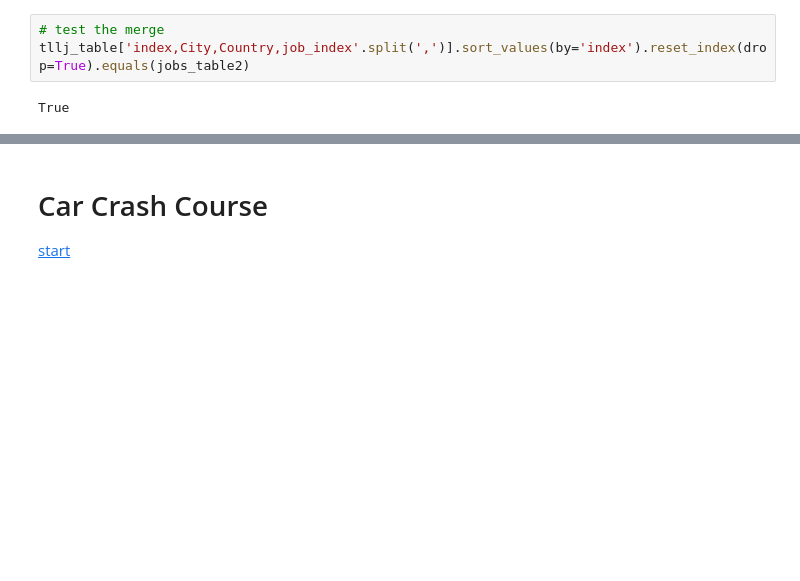
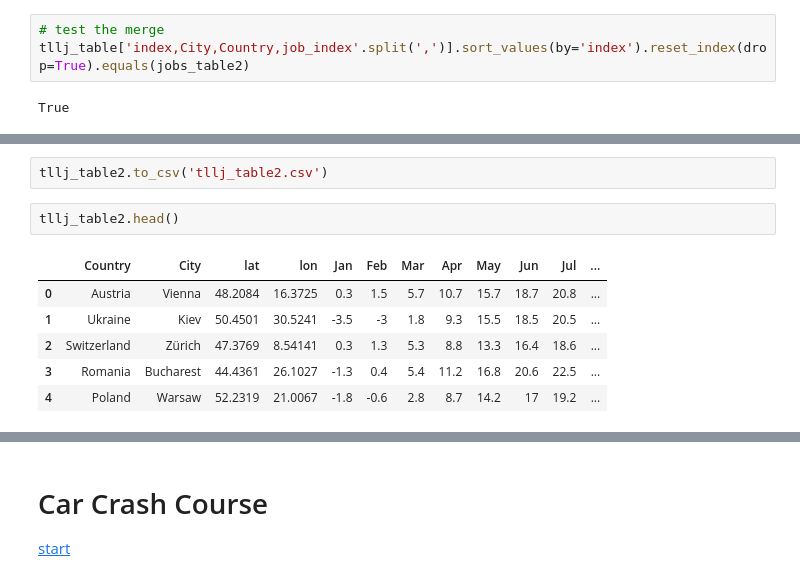
Before and after one commit to rareal/Coursera_Capstone, a Jupyter notebook: Final_project_tests.ipynb, the cells around one changed output, grey strips where cells are left out. Drawn from its saved outputs; the diff is of its cells as text; blank space fills up the shorter version.

```diff
--- a/Final_project_tests.ipynb
+++ b/Final_project_tests.ipynb
@@ -462,0 +445,11 @@ tllj_table2 = tllj_table.drop('index',axis=1)
+# %%
+tllj_table2.to_csv('tllj_table2.csv')
+# %%
+tllj_table2.head()
+# %% [output]
+|  | Country | City | lat | lon | Jan | Feb | Mar | Apr | May | Jun | Jul | ... |
+| 0 | Austria | Vienna | 48.2084 | 16.3725 | 0.3 | 1.5 | 5.7 | 10.7 | 15.7 | 18.7 | 20.8 | ... |
+| 1 | Ukraine | Kiev | 50.4501 | 30.5241 | -3.5 | -3 | 1.8 | 9.3 | 15.5 | 18.5 | 20.5 | ... |
+| 2 | Switzerland | Zürich | 47.3769 | 8.54141 | 0.3 | 1.3 | 5.3 | 8.8 | 13.3 | 16.4 | 18.6 | ... |
+| 3 | Romania | Bucharest | 44.4361 | 26.1027 | -1.3 | 0.4 | 5.4 | 11.2 | 16.8 | 20.6 | 22.5 | ... |
+| 4 | Poland | Warsaw | 52.2319 | 21.0067 | -1.8 | -0.6 | 2.8 | 8.7 | 14.2 | 17 | 19.2 | ... |
```
Also changed, not shown: parts of 6 cells of this notebook.
